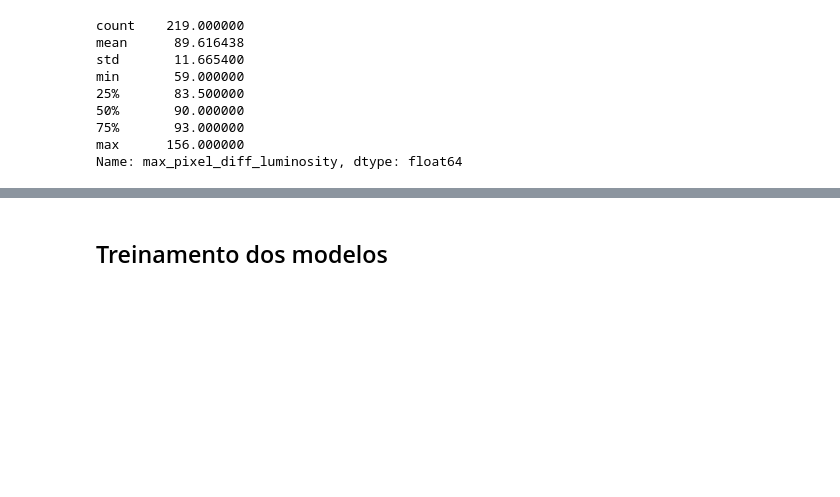
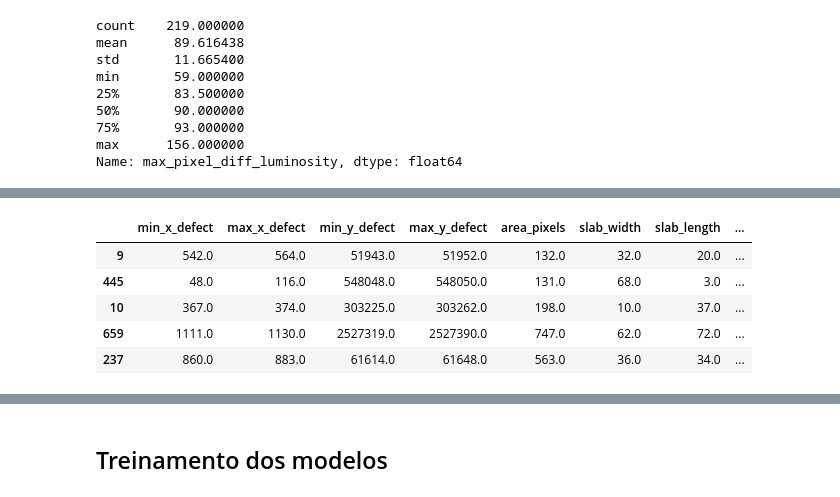
Before and after one commit to beamaia/steel-plates-arcelor, a Jupyter notebook: notebooks/desafio_beatriz_maia.ipynb, the cells around one changed output, grey strips where cells are left out. Saved outputs shown, nothing was run; the diff lists cells and outputs as text; code cells hidden in the pictures; blank space fills up the shorter version.

```diff
--- a/notebooks/desafio_beatriz_maia.ipynb
+++ b/notebooks/desafio_beatriz_maia.ipynb
@@ -724,0 +819,9 @@ Name: max_pixel_diff_luminosity, dtype: float64
+# %%
+strategy2.head(5)
+# %% [output]
+|  | min_x_defect | max_x_defect | min_y_defect | max_y_defect | area_pixels | slab_width | slab_length | ... |
+| 9 | 542.0 | 564.0 | 51943.0 | 51952.0 | 132.0 | 32.0 | 20.0 | ... |
+| 445 | 48.0 | 116.0 | 548048.0 | 548050.0 | 131.0 | 68.0 | 3.0 | ... |
+| 10 | 367.0 | 374.0 | 303225.0 | 303262.0 | 198.0 | 10.0 | 37.0 | ... |
+| 659 | 1111.0 | 1130.0 | 2527319.0 | 2527390.0 | 747.0 | 62.0 | 72.0 | ... |
+| 237 | 860.0 | 883.0 | 61614.0 | 61648.0 | 563.0 | 36.0 | 34.0 | ... |
```
Also changed, not shown: parts of 47 cells of this notebook.
